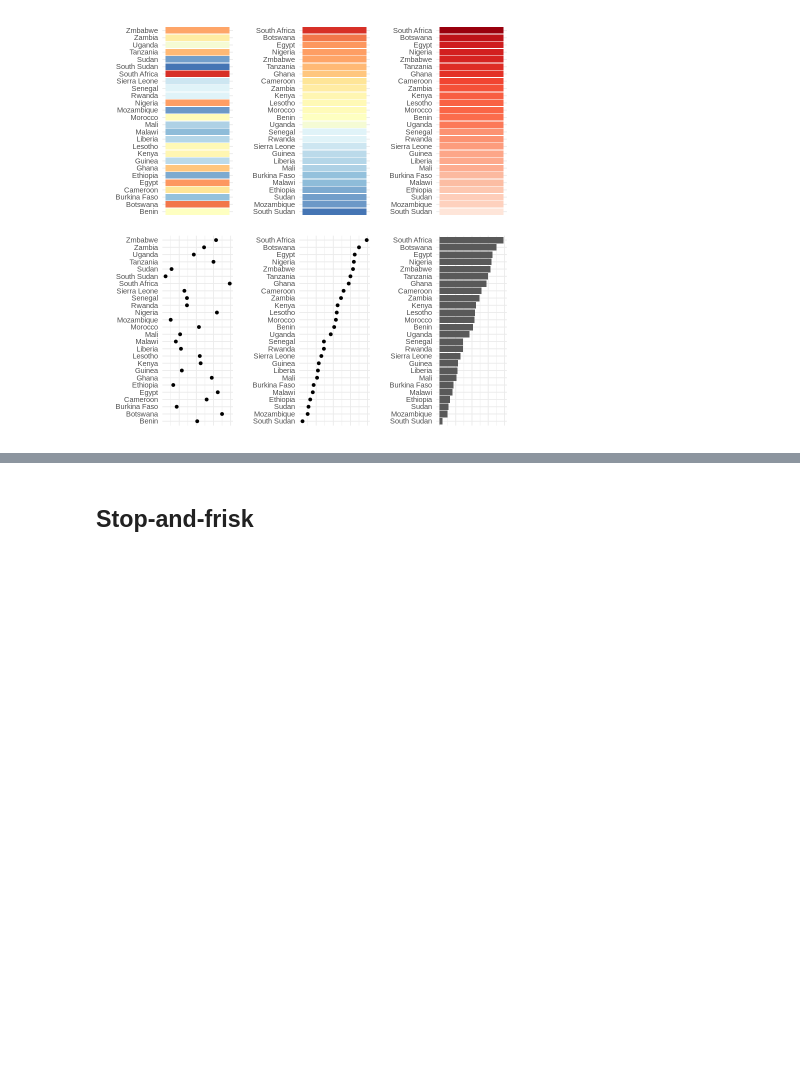
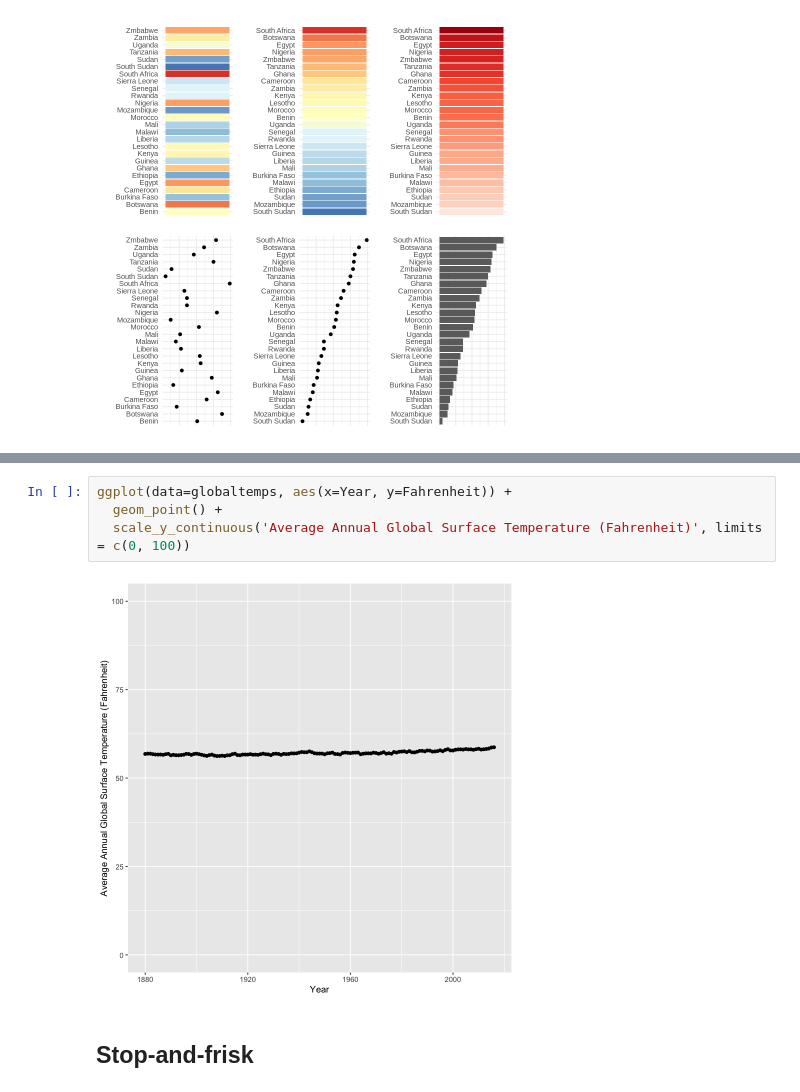
Before and after one commit to 5harad/API201-2022, a Jupyter notebook: lectures/lecture-2-code.ipynb, the cells around one changed output, grey strips where cells are left out. Drawn from its saved outputs; the diff is of its cells as text; blank space fills up the shorter version.

Commit message:
Added Global Surface Temperature Graph

```diff
--- a/lectures/lecture-2-code.ipynb
+++ b/lectures/lecture-2-code.ipynb
@@ -189,3 +217,9 @@ gg_hue_1 + guides(fill = "none") +
+# %%
+ggplot(data=globaltemps, aes(x=Year, y=Fahrenheit)) +
+  geom_point() +
+  scale_y_continuous('Average Annual Global Surface Temperature (Fahrenheit)', limits = c(0, 100))
+# %% [output]
+[figure, added]
 # %% [markdown]
 ## Stop-and-frisk
 # %%
```
Also changed, not shown: parts of 4 cells of this notebook, 1 other file.
